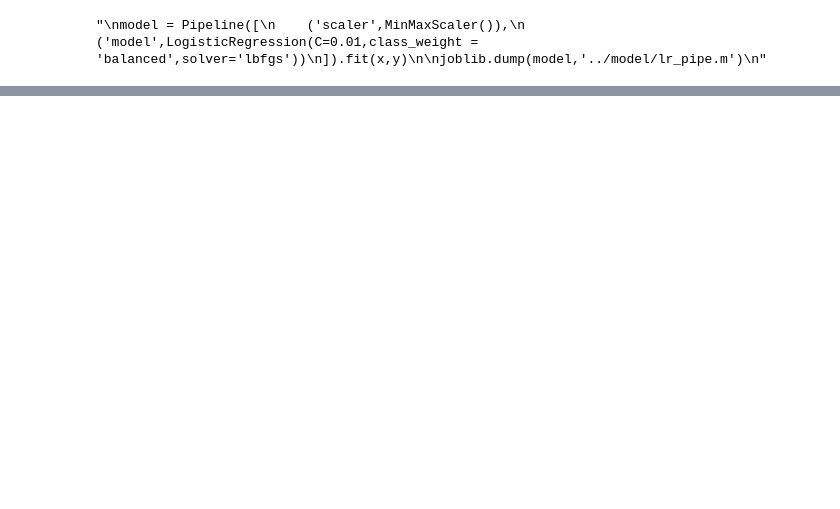
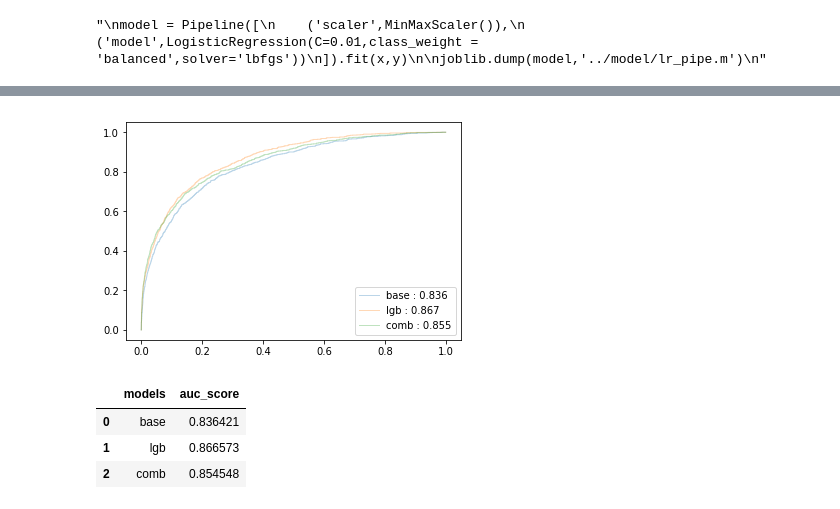
Before and after one commit to 9zai/Santander-Customer, a Jupyter notebook: work/train_and_predict.ipynb, the cells around one changed output, grey strips where cells are left out. Cells and saved outputs as stored; diff of their text form; code cells hidden in the pictures; blank space fills up the shorter version.

Commit message:
test tuning

```diff
--- a/work/train_and_predict.ipynb
+++ b/work/train_and_predict.ipynb
@@ -35,0 +94,34 @@ train,test = train_test_split(train,test_size = 0.3)
+# %%
+def plotGraph(df):
+    predicts_list = df.columns[1:]
+    aucs = pd.DataFrame(columns=['models','auc_score'])
+    y = df['label']
+    for res in predicts_list:
+        fpr,tpr,thres = roc_curve(y,df[res])
+        auc_score = auc(fpr,tpr)
+        aucs = aucs.append({'models':res,'auc_score':auc_score},ignore_index=True)
+
+        plt.plot(fpr,tpr,lw=1, alpha=0.3,label = res+' : '+str(round(auc_score,3)))
+
+    plt.legend(loc='lower right')
+    plt.show()
+    return(aucs)
+# %%
+base_line = LogisticRegression(C=0.01,class_weight = 'balanced',solver='lbfgs',max_iter=5000).\
+    fit(train_x,train_y['target']).predict_proba(test.drop('target',axis=1))[:,1]
+result_df = pd.DataFrame()
+result_df['label'] = test['target']
+result_df['base'] = base_line
+# %%
+pred = m.predict(test.drop('target',axis=1))
+# %%
+result_df['lgb'] = pred
+result_df['comb'] = (pred + base_line)/2
+# %%
+plotGraph(result_df)
+# %% [output]
+[figure, added]
+|  | models | auc_score |
+| 0 | base | 0.836421 |
+| 1 | lgb | 0.866573 |
+| 2 | comb | 0.854548 |
```
Also changed, not shown: parts of 8 cells of this notebook, 1 other file.
